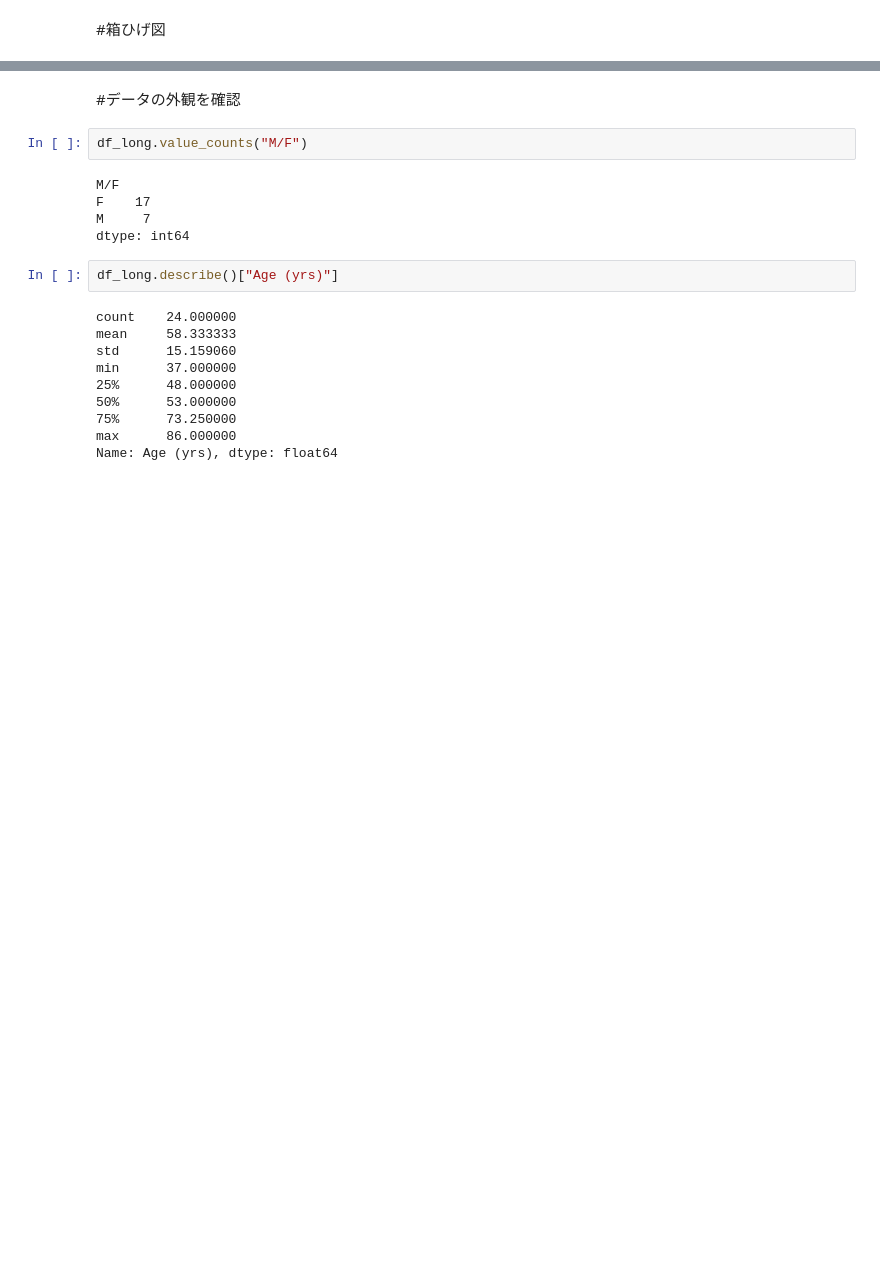
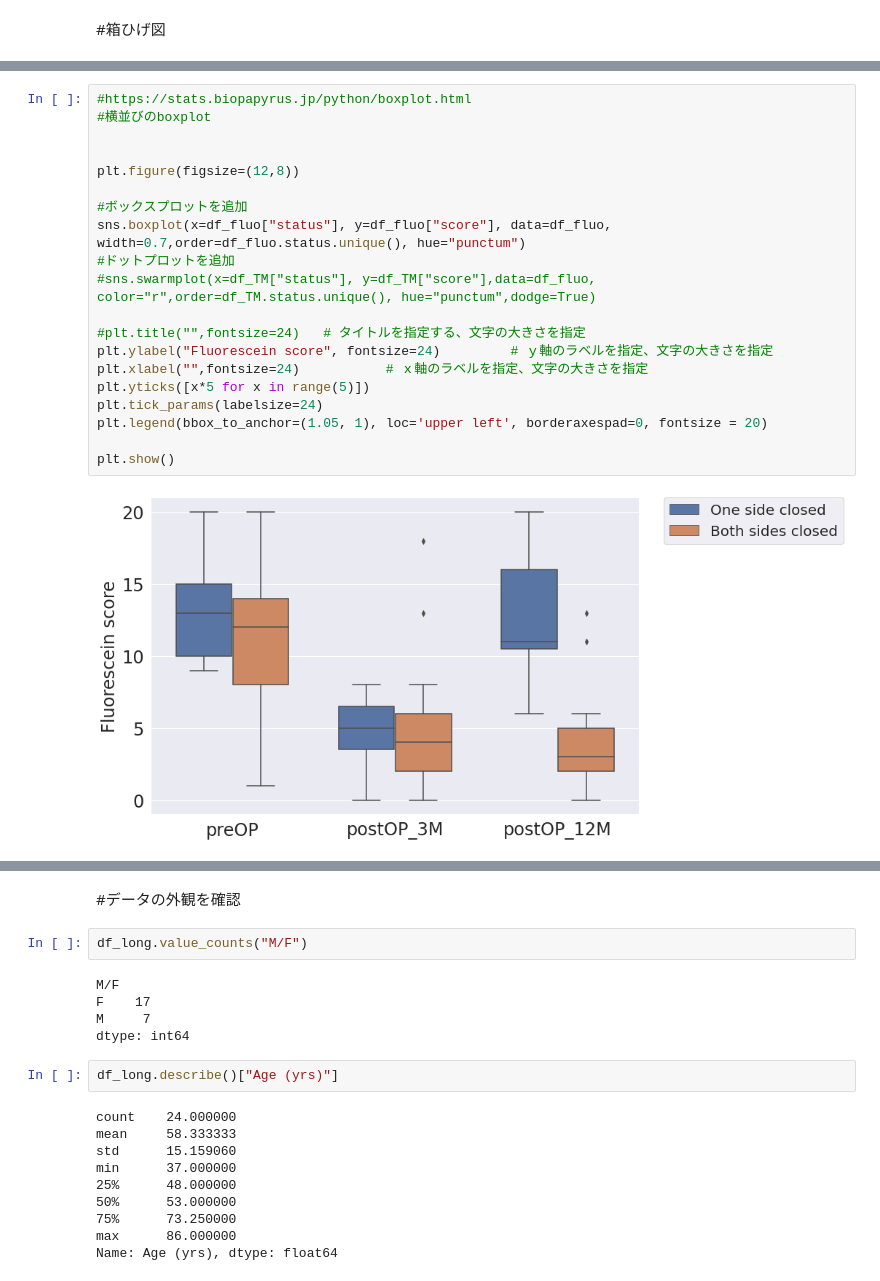
Before and after one commit to ykitaguchi77/statistics_for_articles, a Jupyter notebook: Canalicular_excision.ipynb, the cells around one changed output, grey strips where cells are left out. Drawn from its saved outputs; the diff is of its cells as text; blank space fills up the shorter version.

```diff
--- a/Canalicular_excision.ipynb
+++ b/Canalicular_excision.ipynb
@@ -366,3 +465,25 @@ plt.show()
+# %%
+#https://stats.biopapyrus.jp/python/boxplot.html
+#横並びのboxplot
+
+
+plt.figure(figsize=(12,8))
+
+#ボックスプロットを追加
+sns.boxplot(x=df_fluo["status"], y=df_fluo["score"], data=df_fluo, width=0.7,order=df_fluo.status.unique(), hue="punctum")
+#ドットプロットを追加
+#sns.swarmplot(x=df_TM["status"], y=df_TM["score"],data=df_fluo, color="r",order=df_TM.status.unique(), hue="punctum",dodge=True)
+
+#plt.title("",fontsize=24)   # タイトルを指定する、文字の大きさを指定
+plt.ylabel("Fluorescein score", fontsize=24)         # ｙ軸のラベルを指定、文字の大きさを指定
+plt.xlabel("",fontsize=24)           # ｘ軸のラベルを指定、文字の大きさを指定
+plt.yticks([x*5 for x in range(5)])
+plt.tick_params(labelsize=24)
+plt.legend(bbox_to_anchor=(1.05, 1), loc='upper left', borderaxespad=0, fontsize = 20)
+
+plt.show()
+# %% [output]
+[figure, added]
 # %%
 #涙液メニスカス
 #データ整形
```
Also changed, not shown: parts of 12 cells of this notebook.
